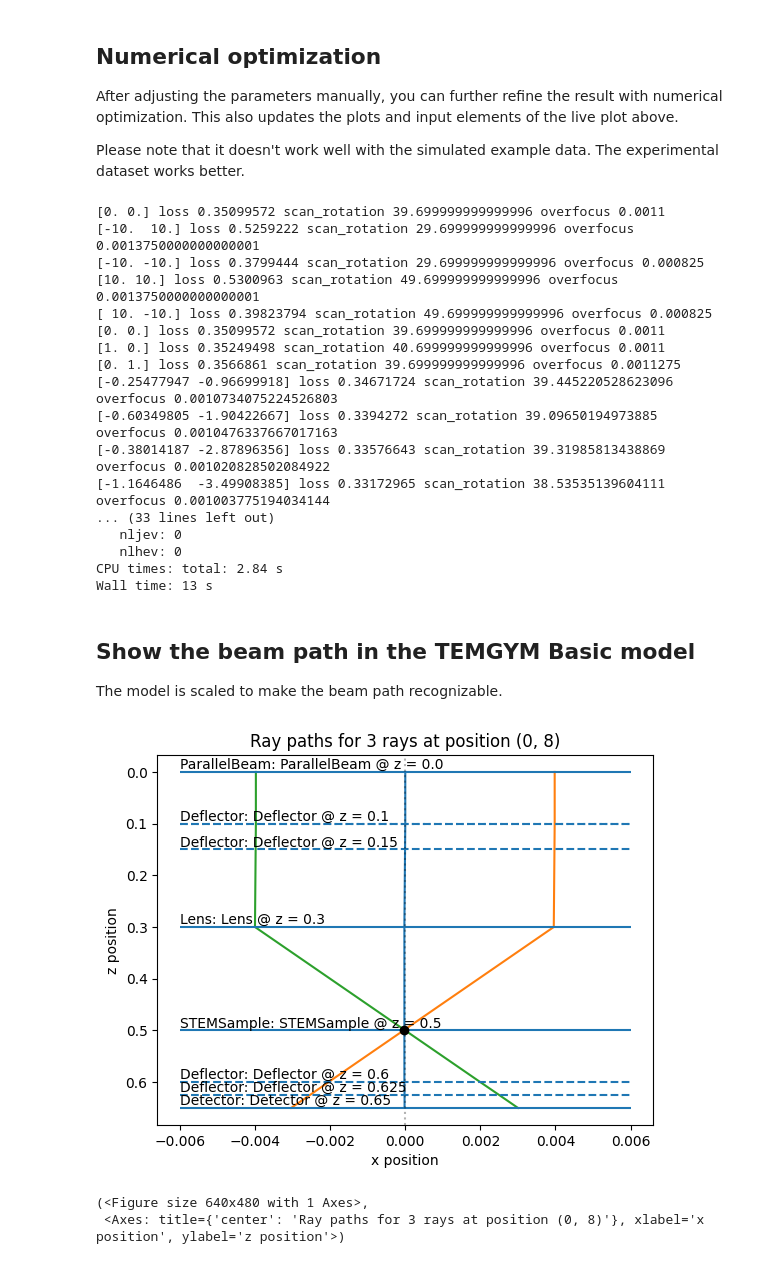
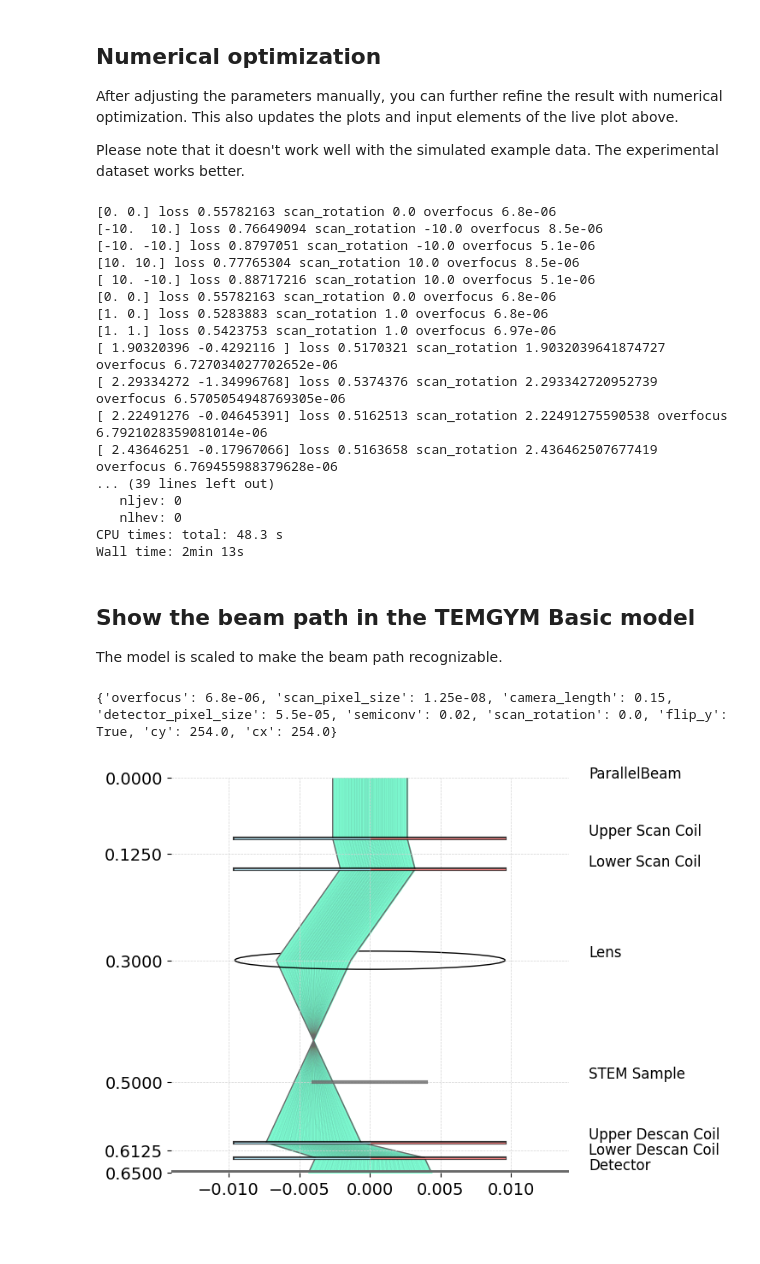
Before and after one commit to LiberTEM/Microscope-Calibration, a Jupyter notebook: examples/stem_overfocus.ipynb, the cells around one changed output. Saved outputs shown, nothing was run; the diff lists cells and outputs as text; code cells hidden in the pictures; blank space fills up the shorter version.

Commit message:
New Temgym plotting function

```diff
--- a/examples/stem_overfocus.ipynb
+++ b/examples/stem_overfocus.ipynb
@@ -34,11 +34,11 @@ The demo file `fourdstem_overfocused.npy` can be generated with the `generate.ip
 For live processing see https://libertem.github.io/LiberTEM-live/
 # %%
 # Use simulated test dataset
-ds = ctx.load('auto', path='fourdstem_overfocused.npy')
+#ds = ctx.load('auto', path='fourdstem_overfocused.npy')
 
 # Use the dataset from https://doi.org/10.5281/zenodo.10418769
 # Adjust path as needed
-# ds = ctx.load('auto', path=r'C:/Users/weber/Nextcloud3/ER-C-Data/adhoc/livecalibration/20221025_154811/rotation_calibration.hdr')
+ds = ctx.load('auto', path=r'C:/Users/weber/Nextcloud3/ER-C-Data/adhoc/livecalibration/20221025_154811/rotation_calibration.hdr')
 # %% [markdown]
 ## Set starting values
 
@@ -189,20 +189,20 @@ print(opt_res)
 new_params = make_new_params(opt_res.x)
 test_params.update(new_params)
 # %% [output]
-[0. 0.] loss 0.35099572 scan_rotation 39.699999999999996 overfocus 0.0011
-[-10.  10.] loss 0.5259222 scan_rotation 29.699999999999996 overfocus 0.0013750000000000001
-[-10. -10.] loss 0.3799444 scan_rotation 29.699999999999996 overfocus 0.000825
-[10. 10.] loss 0.5300963 scan_rotation 49.699999999999996 overfocus 0.0013750000000000001
-[ 10. -10.] loss 0.39823794 scan_rotation 49.699999999999996 overfocus 0.000825
-[0. 0.] loss 0.35099572 scan_rotation 39.699999999999996 overfocus 0.0011
-[1. 0.] loss 0.35249498 scan_rotation 40.699999999999996 overfocus 0.0011
-[0. 1.] loss 0.3566861 scan_rotation 39.699999999999996 overfocus 0.0011275
-[-0.25477947 -0.96699918] loss 0.34671724 scan_rotation 39.445220528623096 overfocus 0.0010734075224526803
-[-0.60349805 -1.90422667] loss 0.3394272 scan_rotation 39.09650194973885 overfocus 0.0010476337667017163
-[-0.38014187 -2.87896356] loss 0.33576643 scan_rotation 39.31985813438869 overfocus 0.001020828502084922
-[-1.1646486  -3.49908385] loss 0.33172965 scan_rotation 38.53535139604111 overfocus 0.001003775194034144
-... (33 lines left out)
+[0. 0.] loss 0.55782163 scan_rotation 0.0 overfocus 6.8e-06
+[-10.  10.] loss 0.76649094 scan_rotation -10.0 overfocus 8.5e-06
+[-10. -10.] loss 0.8797051 scan_rotation -10.0 overfocus 5.1e-06
+[10. 10.] loss 0.77765304 scan_rotation 10.0 overfocus 8.5e-06
+[ 10. -10.] loss 0.88717216 scan_rotation 10.0 overfocus 5.1e-06
+[0. 0.] loss 0.55782163 scan_rotation 0.0 overfocus 6.8e-06
+[1. 0.] loss 0.5283883 scan_rotation 1.0 overfocus 6.8e-06
+[1. 1.] loss 0.5423753 scan_rotation 1.0 overfocus 6.97e-06
+[ 1.90320396 -0.4292116 ] loss 0.5170321 scan_rotation 1.9032039641874727 overfocus 6.727034027702652e-06
+[ 2.29334272 -1.34996768] loss 0.5374376 scan_rotation 2.293342720952739 overfocus 6.5705054948769305e-06
+[ 2.22491276 -0.04645391] loss 0.5162513 scan_rotation 2.22491275590538 overfocus 6.7921028359081014e-06
+[ 2.43646251 -0.17967066] loss 0.5163658 scan_rotation 2.436462507677419 overfocus 6.769455988379628e-06
+... (39 lines left out)
    nljev: 0
    nlhev: 0
-CPU times: total: 2.84 s
-Wall time: 13 s
+CPU times: total: 48.3 s
+Wall time: 2min 13s
@@ -211,9 +213,16 @@ Wall time: 13 s
 
 The model is scaled to make the beam path recognizable.
 # %%
-model = make_model(test_params, ds.shape)
-plot_rays(model)
+%autoreload
+from temgymbasic.plotting import plot_model, PlotParams
+
+exaggerated_params = test_params.copy()
+print(exaggerated_params)
+exaggerated_params['scan_pixel_size'] *= 1e4
+exaggerated_params['overfocus'] *= 1e4
+model = make_model(exaggerated_params, ds.shape)
+plot_params = PlotParams(extent_scale=1.1)
+fig, ax = plot_model(model, plot_params=plot_params)
 # %% [output]
+{'overfocus': 6.8e-06, 'scan_pixel_size': 1.25e-08, 'camera_length': 0.15, 'detector_pixel_size': 5.5e-05, 'semiconv': 0.02, 'scan_rotation': 0.0, 'flip_y': True, 'cy': 254.0, 'cx': 254.0}
-[figure, old version]
+[figure, new version]
-(<Figure size 640x480 with 1 Axes>,
- <Axes: title={'center': 'Ray paths for 3 rays at position (0, 8)'}, xlabel='x position', ylabel='z position'>)
```
Also changed, not shown: parts of 3 cells of this notebook.
